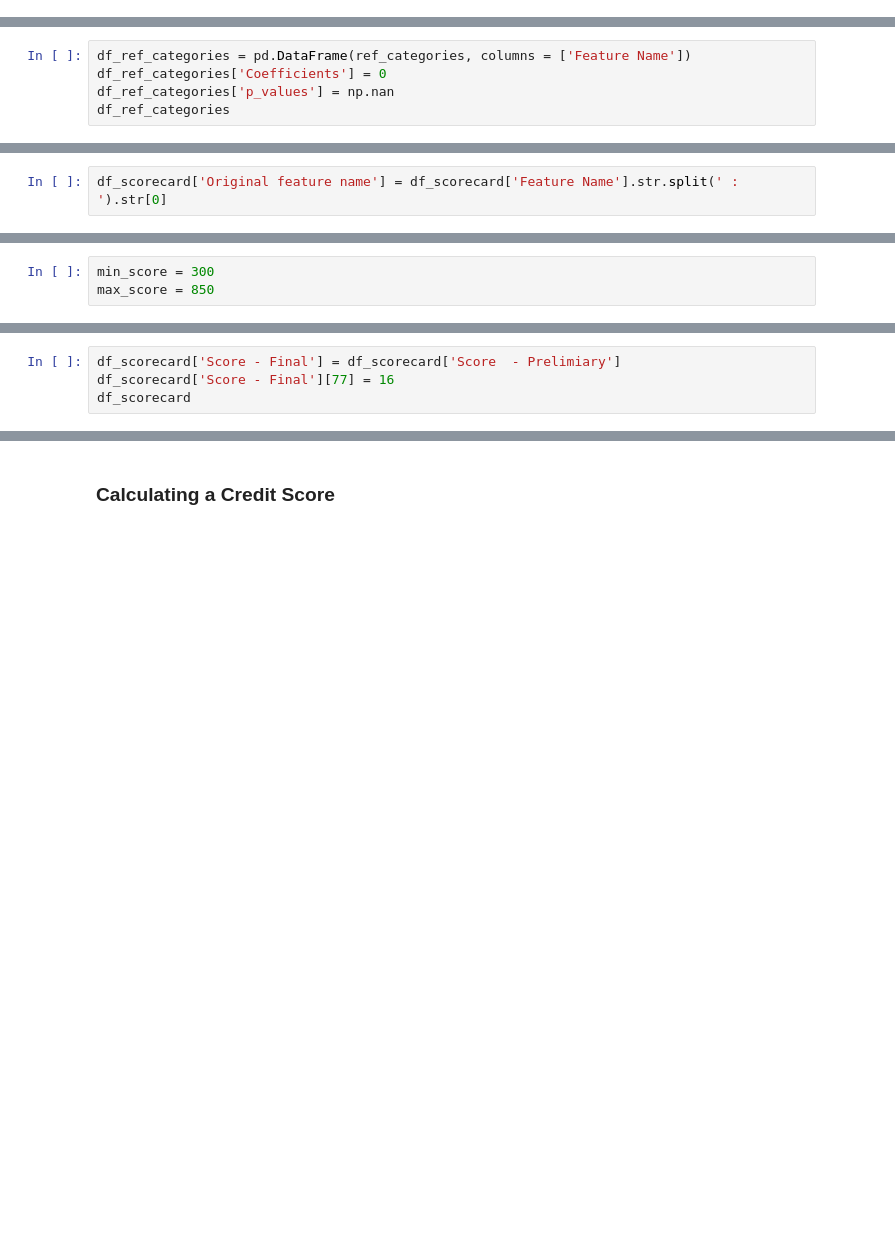
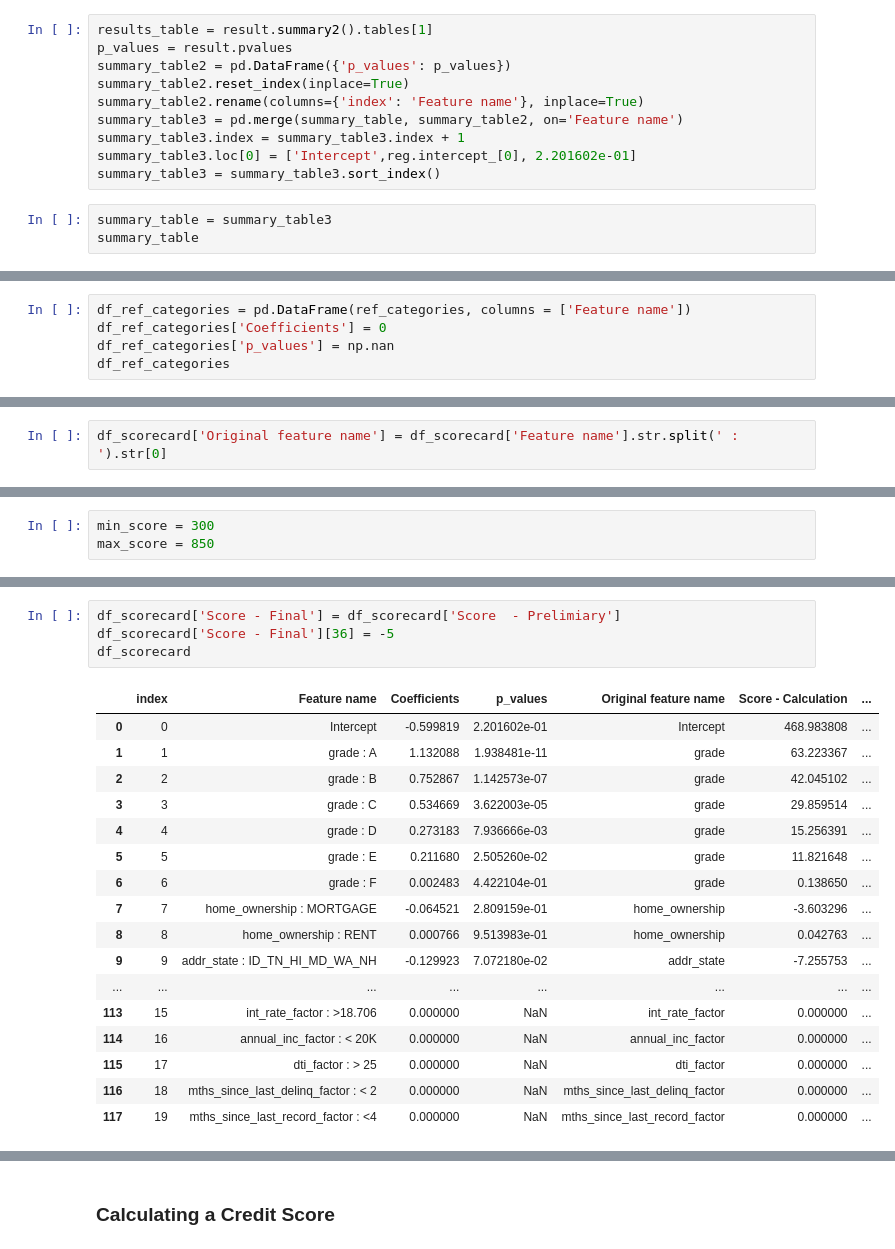
Before and after one commit to ishitabanait/Credit-Risk-Analysis, a Jupyter notebook: PD Model.ipynb, the cells around one changed output, grey strips where cells are left out. Cells and saved outputs as stored; diff of their text form; blank space fills up the shorter version.

```diff
--- a/PD Model.ipynb
+++ b/PD Model.ipynb
@@ -430,0 +396,13 @@ summary_table
+# %%
+results_table = result.summary2().tables[1]
+p_values = result.pvalues
+summary_table2 = pd.DataFrame({'p_values': p_values})
+summary_table2.reset_index(inplace=True)
+summary_table2.rename(columns={'index': 'Feature name'}, inplace=True)
+summary_table3 = pd.merge(summary_table, summary_table2, on='Feature name')
+summary_table3.index = summary_table3.index + 1
+summary_table3.loc[0] = ['Intercept',reg.intercept_[0], 2.201602e-01]
+summary_table3 = summary_table3.sort_index()
+# %%
+summary_table = summary_table3
+summary_table
@@ -762,5 +967,5 @@ ref_categories
 # %%
-df_ref_categories = pd.DataFrame(ref_categories, columns = ['Feature Name'])
+df_ref_categories = pd.DataFrame(ref_categories, columns = ['Feature name'])
 df_ref_categories['Coefficients'] = 0
 df_ref_categories['p_values'] = np.nan
 df_ref_categories
@@ -771,2 +1012,2 @@ df_scorecard
 # %%
-df_scorecard['Original feature name'] = df_scorecard['Feature Name'].str.split(' : ').str[0]
+df_scorecard['Original feature name'] = df_scorecard['Feature name'].str.split(' : ').str[0]
@@ -804,7 +1163,25 @@ df_scorecard
 # %%
 df_scorecard['Score - Final'] = df_scorecard['Score  - Prelimiary']
-df_scorecard['Score - Final'][77] = 16
+df_scorecard['Score - Final'][36] = -5
 df_scorecard
+# %% [output]
+|  | index | Feature name | Coefficients | p_values | Original feature name | Score - Calculation | ... |
+| 0 | 0 | Intercept | -0.599819 | 2.201602e-01 | Intercept | 468.983808 | ... |
+| 1 | 1 | grade : A | 1.132088 | 1.938481e-11 | grade | 63.223367 | ... |
+| 2 | 2 | grade : B | 0.752867 | 1.142573e-07 | grade | 42.045102 | ... |
+| 3 | 3 | grade : C | 0.534669 | 3.622003e-05 | grade | 29.859514 | ... |
+| 4 | 4 | grade : D | 0.273183 | 7.936666e-03 | grade | 15.256391 | ... |
+| 5 | 5 | grade : E | 0.211680 | 2.505260e-02 | grade | 11.821648 | ... |
+| 6 | 6 | grade : F | 0.002483 | 4.422104e-01 | grade | 0.138650 | ... |
+| 7 | 7 | home_ownership : MORTGAGE | -0.064521 | 2.809159e-01 | home_ownership | -3.603296 | ... |
+| 8 | 8 | home_ownership : RENT | 0.000766 | 9.513983e-01 | home_ownership | 0.042763 | ... |
+| 9 | 9 | addr_state : ID_TN_HI_MD_WA_NH | -0.129923 | 7.072180e-02 | addr_state | -7.255753 | ... |
+| ... | ... | ... | ... | ... | ... | ... | ... |
+| 113 | 15 | int_rate_factor : >18.706 | 0.000000 | NaN | int_rate_factor | 0.000000 | ... |
+| 114 | 16 | annual_inc_factor : < 20K | 0.000000 | NaN | annual_inc_factor | 0.000000 | ... |
+| 115 | 17 | dti_factor : > 25 | 0.000000 | NaN | dti_factor | 0.000000 | ... |
+| 116 | 18 | mths_since_last_delinq_factor : < 2 | 0.000000 | NaN | mths_since_last_delinq_factor | 0.000000 | ... |
+| 117 | 19 | mths_since_last_record_factor : <4 | 0.000000 | NaN | mths_since_last_record_factor | 0.000000 | ... |
 # %%
 min_sum_score_prel = df_scorecard.groupby('Original feature name')['Score - Final'].min().sum()
 min_sum_score_prel
```
Also changed, not shown: parts of 147 cells of this notebook, 14 other files.
